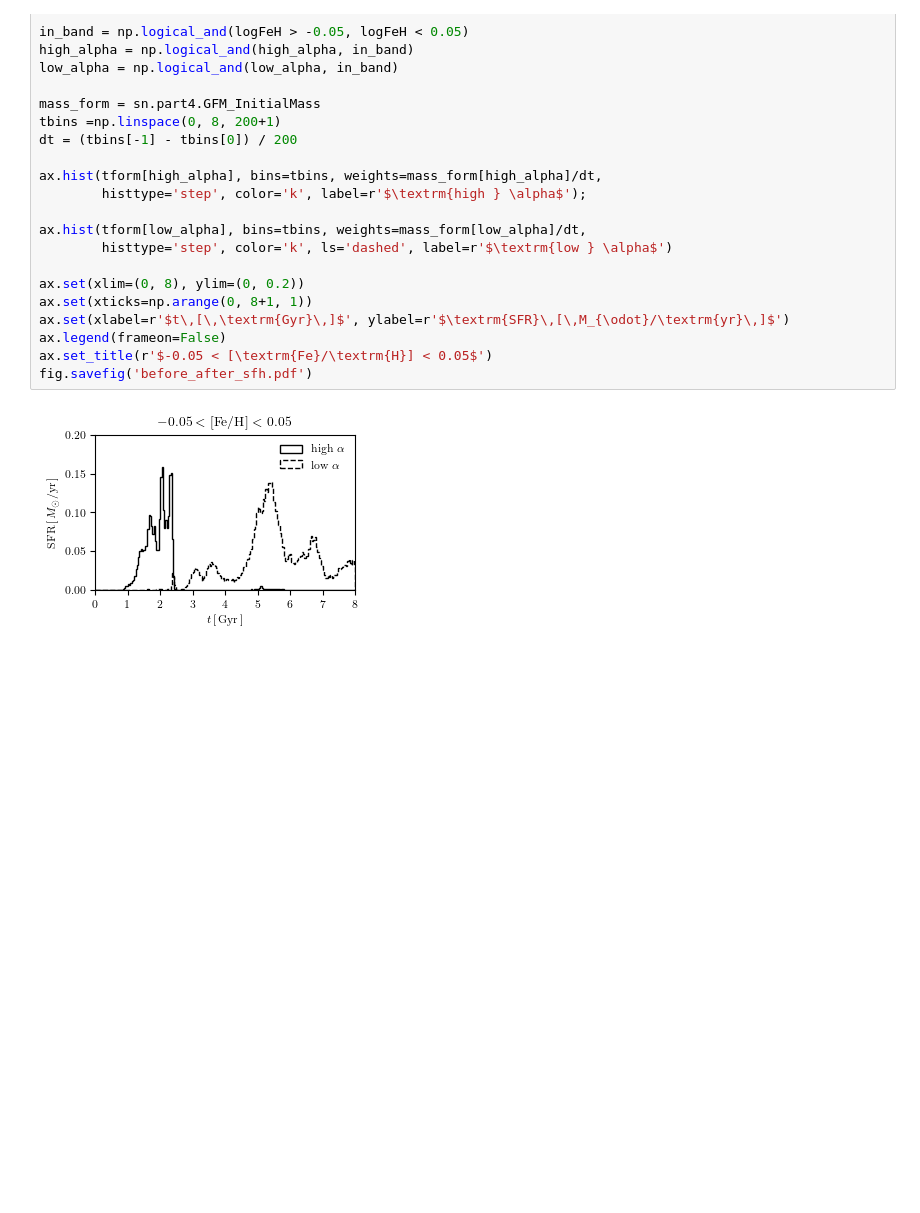
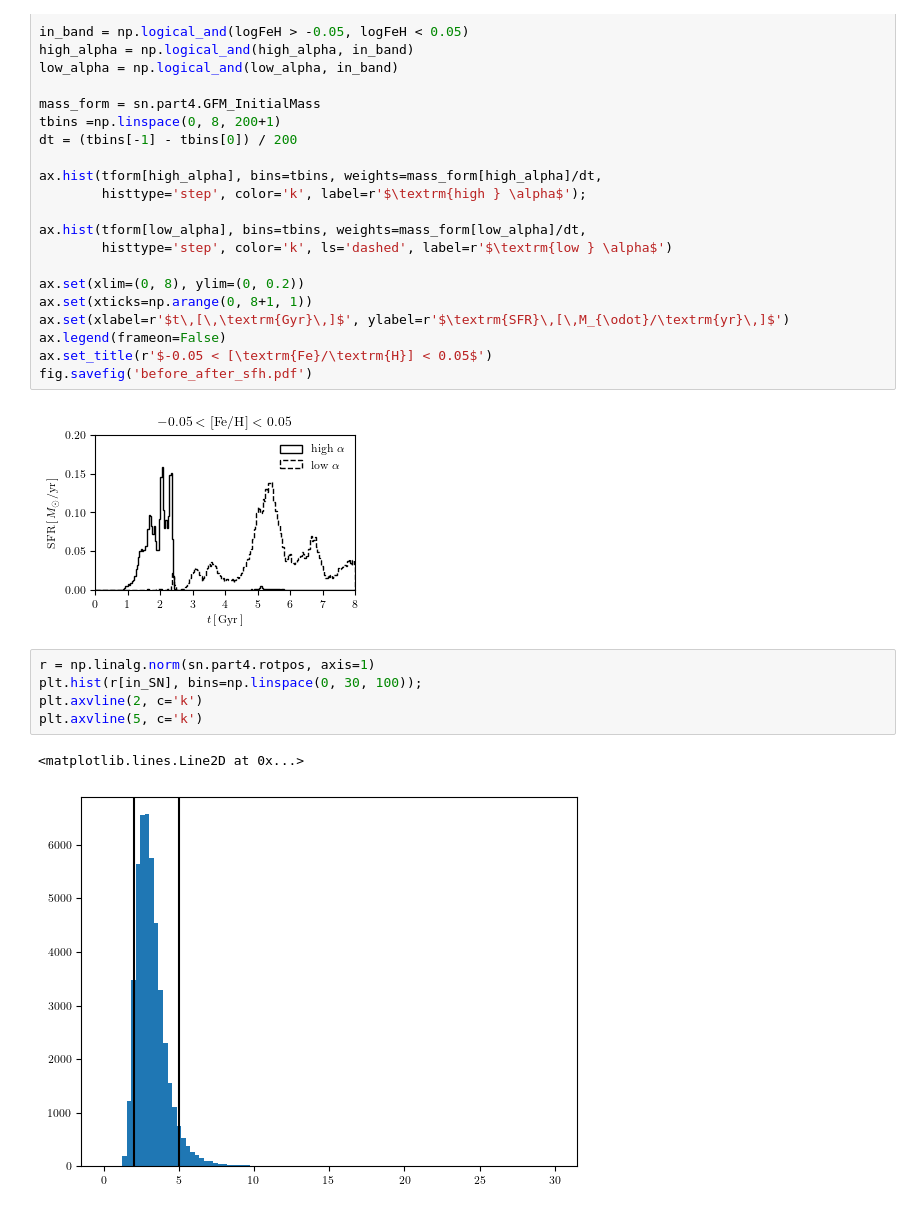
Before and after one commit to gusbeane/GSEgas, a Jupyter notebook: plots/before_after/before_after.ipynb, the cells around one changed output. Saved outputs shown, nothing was run; the diff lists cells and outputs as text; blank space fills up the shorter version.

```diff
--- a/plots/before_after/before_after.ipynb
+++ b/plots/before_after/before_after.ipynb
@@ -200,3 +204,11 @@ ax.set_title(r'$-0.05 < [\textrm{Fe}/\textrm{H}] < 0.05$')
 fig.savefig('before_after_sfh.pdf')
 # %% [output]
 [figure]
+# %%
+r = np.linalg.norm(sn.part4.rotpos, axis=1)
+plt.hist(r[in_SN], bins=np.linspace(0, 30, 100));
+plt.axvline(2, c='k')
+plt.axvline(5, c='k')
+# %% [output]
+<matplotlib.lines.Line2D at 0x...>
+[figure, added]
```
Also changed, not shown: parts of 7 cells of this notebook, 2 other files.
